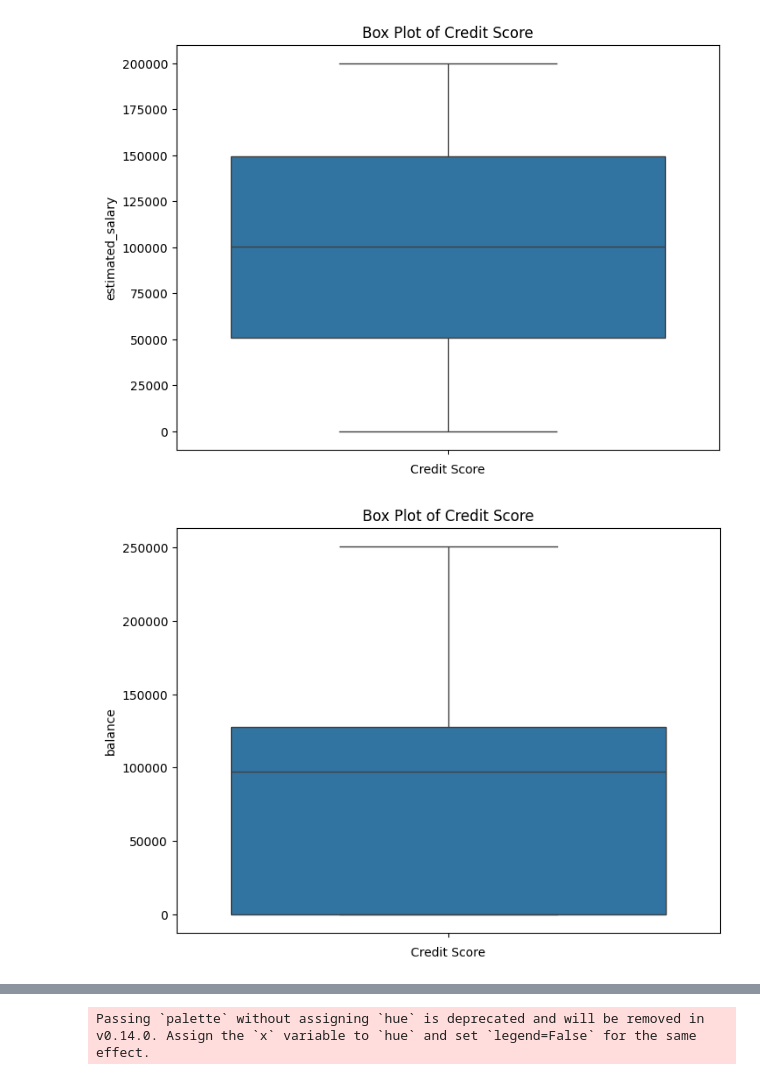
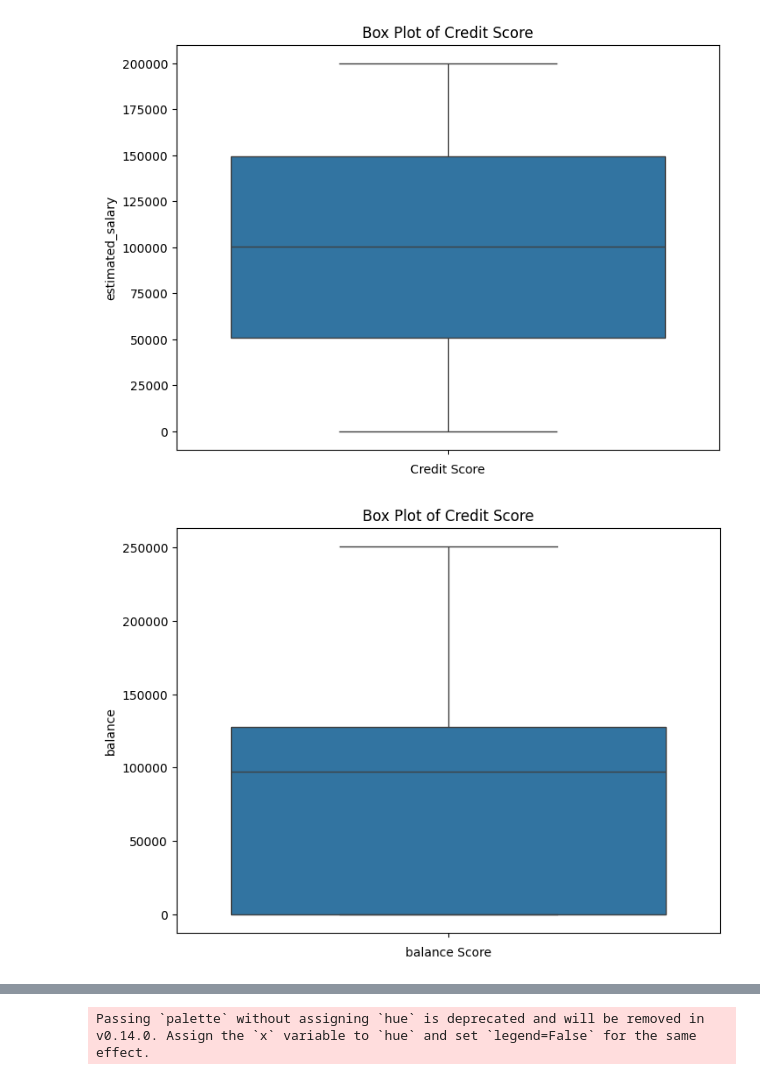
Before and after one commit to borhenDH/Customer-Churn-Prediction, a Jupyter notebook: Data analysis.ipynb, the cells around one changed output, grey strips where cells are left out. Saved outputs shown, nothing was run; the diff lists cells and outputs as text; code cells hidden in the pictures.

```diff
--- a/Data analysis.ipynb
+++ b/Data analysis.ipynb
@@ -82,8 +82,8 @@ plt.show()
 # %%
 plt.figure(figsize=(8, 6))
 sns.boxplot(data['balance'])
 plt.title('Box Plot of Credit Score')
-plt.xlabel('Credit Score')
+plt.xlabel('balance Score')
 plt.show()
 # %% [output]
-[figure, old version]
+[figure, new version]
```
Also changed, not shown: parts of 1 cell of this notebook.
